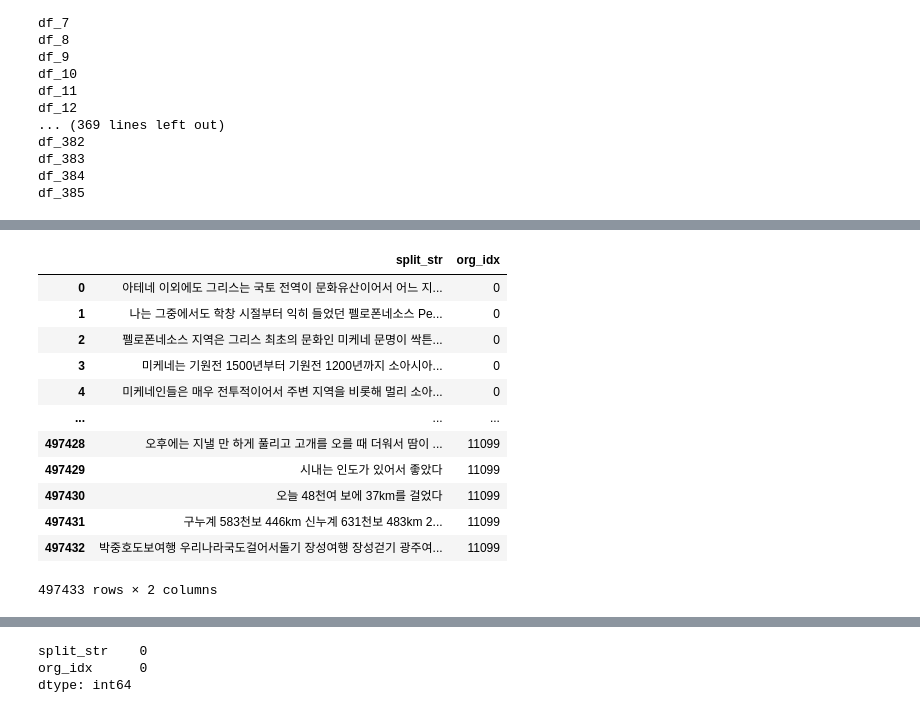
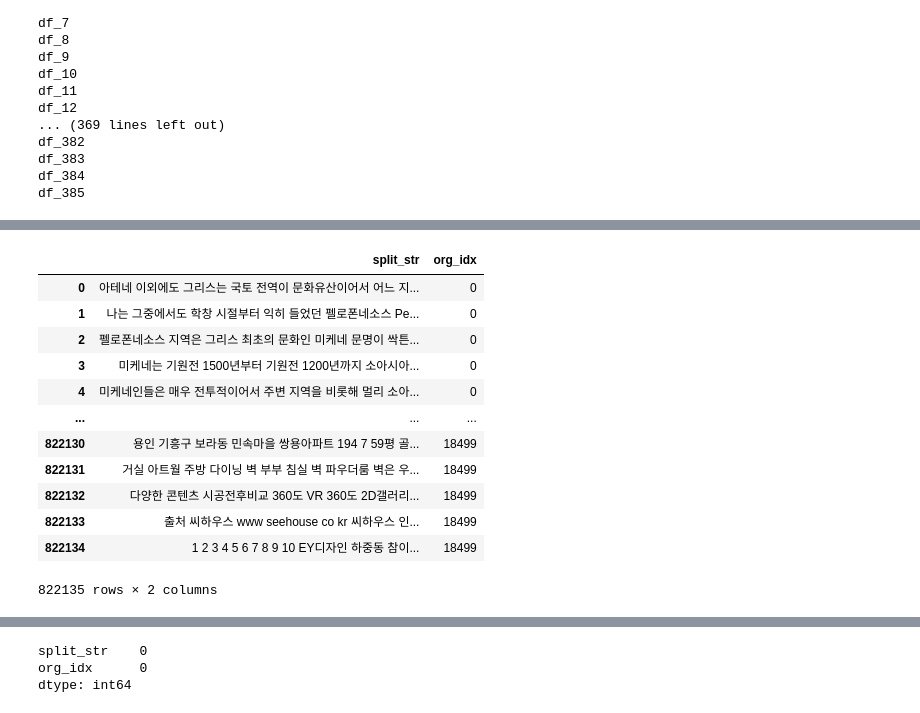
Before and after one commit to DDalaDDula/NIFoS, a Jupyter notebook: 문화/한글_텍스트_전처리/한글_텍스트_전처리_5월(불용어_제거_및_문장분리).ipynb, the cells around one changed output, grey strips where cells are left out. Cells and saved outputs as stored; diff of their text form; code cells hidden in the pictures.

```diff
--- a/문화/한글_텍스트_전처리/한글_텍스트_전처리_5월(불용어_제거_및_문장분리).ipynb
+++ b/문화/한글_텍스트_전처리/한글_텍스트_전처리_5월(불용어_제거_및_문장분리).ipynb
@@ -145,18 +145,18 @@ df2
 # %%
-df2 = df2[df2['org_idx'] < 11100]
+df2 = df2[df2['org_idx'] < 18500]
 df2
 # %% [output]
 |  | split_str | org_idx |
 | 0 | 아테네 이외에도 그리스는 국토 전역이 문화유산이어서 어느 지... | 0 |
 | 1 | 나는 그중에서도 학창 시절부터 익히 들었던 펠로폰네소스 Pe... | 0 |
 | 2 | 펠로폰네소스 지역은 그리스 최초의 문화인 미케네 문명이 싹튼... | 0 |
 | 3 | 미케네는 기원전 1500년부터 기원전 1200년까지 소아시아... | 0 |
 | 4 | 미케네인들은 매우 전투적이어서 주변 지역을 비롯해 멀리 소아... | 0 |
 | ... | ... | ... |
-| 497428 | 오후에는 지낼 만 하게 풀리고 고개를 오를 때 더워서 땀이 ... | 11099 |
-| 497429 | 시내는 인도가 있어서 좋았다 | 11099 |
-| 497430 | 오늘 48천여 보에 37km를 걸었다 | 11099 |
-| 497431 | 구누계 583천보 446km 신누계 631천보 483km 2... | 11099 |
-| 497432 | 박중호도보여행 우리나라국도걸어서돌기 장성여행 장성걷기 광주여... | 11099 |
+| 822130 | 용인 기흥구 보라동 민속마을 쌍용아파트 194 7 59평 골... | 18499 |
+| 822131 | 거실 아트월 주방 다이닝 벽 부부 침실 벽 파우더룸 벽은 우... | 18499 |
+| 822132 | 다양한 콘텐츠 시공전후비교 360도 VR 360도 2D갤러리... | 18499 |
+| 822133 | 출처 씨하우스 www seehouse co kr 씨하우스 인... | 18499 |
+| 822134 | 1 2 3 4 5 6 7 8 9 10 EY디자인 하중동 참이... | 18499 |
-497433 rows × 2 columns
+822135 rows × 2 columns
 # %%
```
Also changed, not shown: parts of 3 cells of this notebook, 4 other files.
